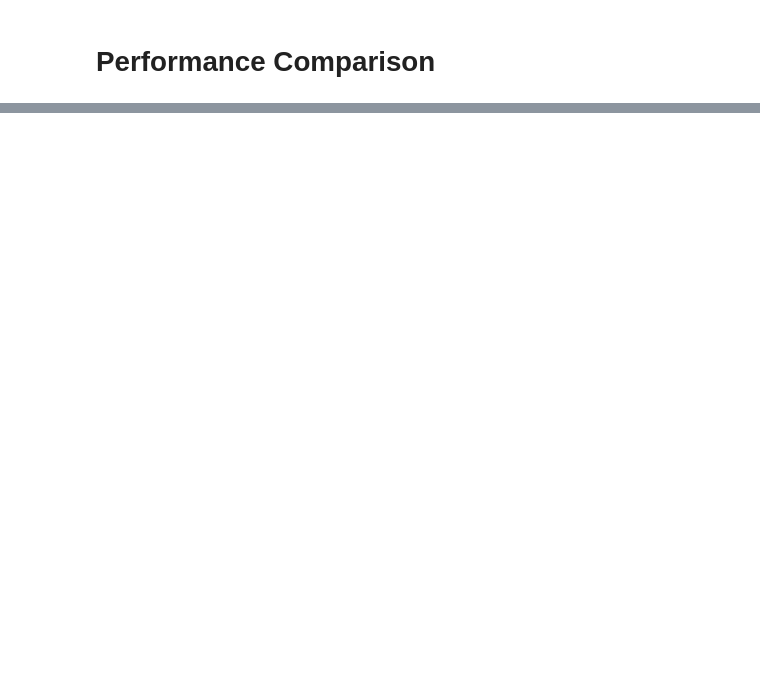
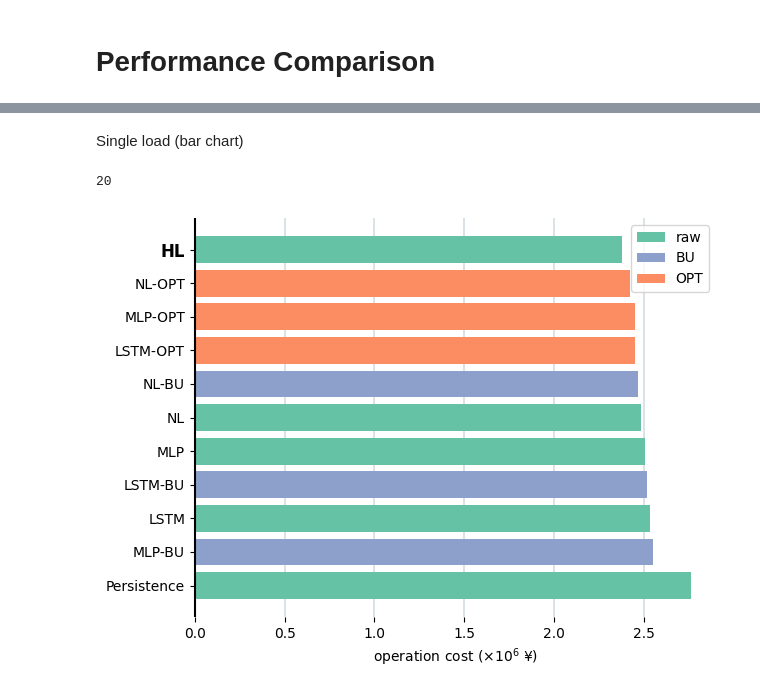
Before and after one commit to WillWang1113/MultiresolutionForecasting, a Jupyter notebook: 02-Test.ipynb, the cells around one changed output, grey strips where cells are left out. Cells and saved outputs as stored; diff of their text form; code cells hidden in the pictures; blank space fills up the shorter version.

```diff
--- a/02-Test.ipynb
+++ b/02-Test.ipynb
@@ -283,0 +470,57 @@ axs[1].plot(xf, np.abs(yf))
+# %% [markdown]
+Single load (bar chart)
+# %%
+# with open('savings/daid_pure_load_strict_pn.pickle', 'rb') as handle:
+with open('savings/daid_strict_pn_fixed_wind.pickle', 'rb') as handle:
+    proposed_opt, names = pickle.load(handle)
+print(len(proposed_opt))
+mean_opt = np.mean(proposed_opt, axis=0)[:,0,...]
+std_opt = np.std(proposed_opt, axis=0)[:,0,...]
+proposed_opt = pd.concat([pd.DataFrame(mean_opt, index=names,columns=["da_mean","ipb_mean","rt_mean"]), pd.DataFrame(std_opt, index=names,columns=["da_std","ipb_std","rt_std"])], axis=1)
+
+proposed_opt = proposed_opt.sort_values(by='rt_mean', ascending=False)/1e6
+for c in proposed_opt.index.tolist():
+    if c=="Neural Laplace":
+        proposed_opt.rename(index={c:"NL"},inplace=True)
+    if c=="Neural Laplace-BU":
+        proposed_opt.rename(index={c:"NL-BU"},inplace=True)
+    if c=="Neural Laplace-OPT":
+        proposed_opt.rename(index={c:"NL-OPT"},inplace=True)
+    if c=="Proposed":
+        proposed_opt.rename(index={c:"HL"},inplace=True)
+
+fig, ax = plt.subplots()
+bars = []
+for name in proposed_opt.index.tolist():
+    if name.__contains__("OPT"):
+        c = plt.get_cmap("Set2").colors[1]
+    elif name.__contains__("BU"):
+        c= plt.get_cmap("Set2").colors[2]
+    else:
+        c= plt.get_cmap("Set2").colors[0]
+    b = ax.barh(name,
+            proposed_opt.loc[name, "rt_mean"],
+            color=c)
+    bars.append(b)
+ax.legend([bars[0],bars[1],bars[-2]],["raw","BU","OPT"])
+# ax.barh(proposed_opt.index.tolist(), proposed_opt["rt_mean"].values.flatten(), color=plt.get_cmap("Pastel1").colors[0])
+
+# ax.set_xscale("log")
+ax.set_axisbelow(True)
+# ax.set_xlim(4.2, 4.5)
+ax.grid(axis = "x", color="#A8BAC4", lw=1.2,visible=True, which="both",alpha=0.5)
+ax.spines["right"].set_visible(False)
+ax.spines["top"].set_visible(False)
+ax.spines["bottom"].set_visible(False)
+ax.spines["left"].set_lw(1.5)
+ax.spines["left"].set_capstyle("butt")
+ax.set_xlabel("operation cost ($\\times 10^6$ ¥)")
+for i, tick in enumerate(ax.get_yticklabels()):
+    if i == 10:
+        tick.set_fontweight('bold')
+        tick.set_fontsize(12)
+fig.tight_layout()
+# fig.savefig("savings/pure_load.pdf", bbox_inches="tight")
+# %% [output]
+20
+[figure, added]
```
Also changed, not shown: parts of 38 cells of this notebook, 19 other files.
